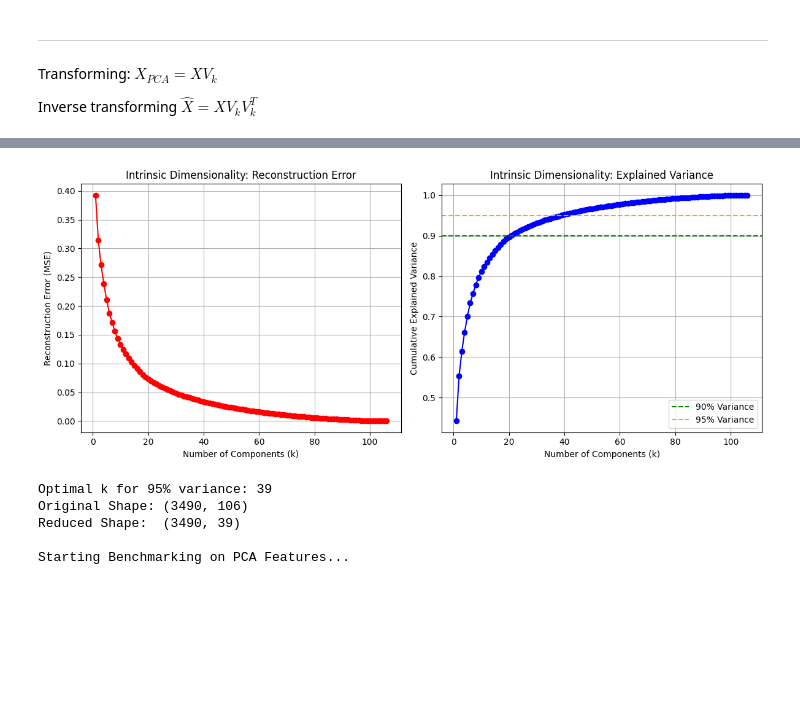
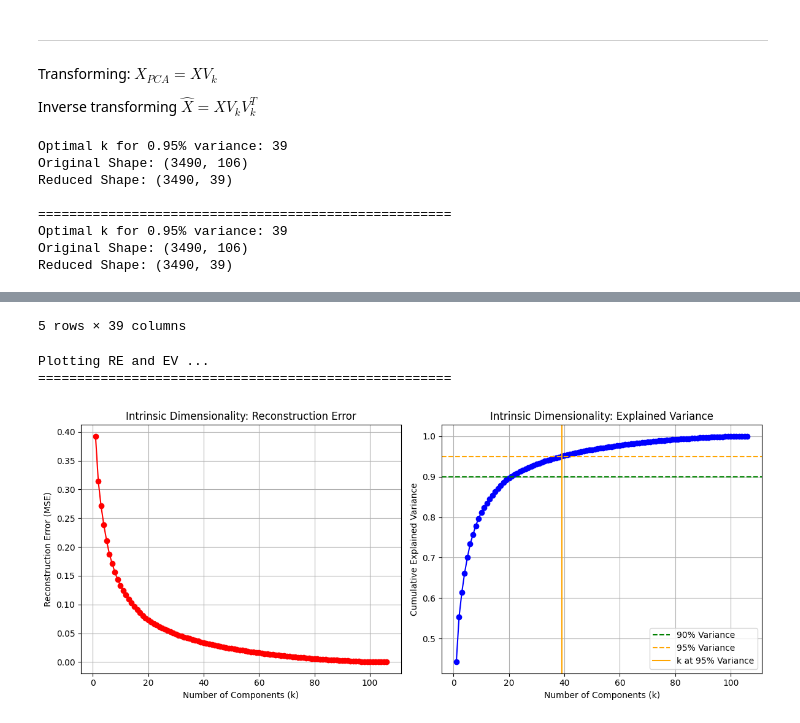
Before and after one commit to SayHiToMePlease/cmpe-462, a Jupyter notebook: task_2/pca.ipynb, the cells around one changed output, grey strips where cells are left out. Drawn from its saved outputs; the diff is of its cells as text; code cells hidden in the pictures; blank space fills up the shorter version.

```diff
--- a/task_2/pca.ipynb
+++ b/task_2/pca.ipynb
@@ -48,11 +16,6 @@ class Dataset:
 # %%
 # Load the dataset
-dataset = Dataset(
-    train_path=os.path.join(data_path, "train_processed.csv"),
-    test_path=os.path.join(data_path, "test_processed.csv")
-)
-
-(X_train, y_train), (X_test, y_test) = dataset.get_data()
+X_train = load_data("train_processed.csv")
 
 # Print out the data frame for the dataset
 feat_cols_train = ['feature '+str(i) for i in range(X_train.shape[1])]
@@ -125,9 +108,21 @@ cumulative_variance = np.cumsum(pca_train)
 # %%
-# Plotting Reconstruction Error
+# This code demonstrates some use cases of the PCA reduction class
+variance = 0.95
+X_pca_reduced = PCAReducer(X_train, variance)
+result = X_pca_reduced.train_pca()
+
+print("\n=====================================================")
+# This is how the class would be called for training
+X_train_pca = PCAReducer(X_train, 0.95).train_pca()[0]
+X_train_pca_Df = pd.DataFrame(data=X_train_pca)
+display(X_train_pca_Df.tail())
+
+print("\n\nPlotting RE and EV ...\n=====================================================")
+# Plotting Reconstruction Error (optional for visualization of Error Reconstrucion and Explained Variance)
 plt.figure(figsize=(12, 5))
 
 plt.subplot(1, 2, 1)
-plt.plot(k_range, reconstructed_errors, marker='o', color='red')
+plt.plot(range(1, X_train.shape[1] + 1), result[2], marker='o', color='red')
 plt.xlabel('Number of Components (k)')
 plt.ylabel('Reconstruction Error (MSE)')
 plt.title('Intrinsic Dimensionality: Reconstruction Error')
@@ -135,9 +130,10 @@ plt.grid(True)
 
 # Plotting Explained Variance
 plt.subplot(1, 2, 2)
-plt.plot(k_range, explained_variances, marker='o', color='blue')
+plt.plot(range(1, X_train.shape[1] + 1), result[3], marker='o', color='blue')
 plt.axhline(y=0.90, color='g', linestyle='--', label='90% Variance') # Threshold line
 plt.axhline(y=0.95, color='orange', linestyle='--', label='95% Variance') # Threshold line
+plt.axvline(x=result[1], color='orange', linestyle='-', label=f'k at {int(variance*100)}% Variance')
 plt.xlabel('Number of Components (k)')
 plt.ylabel('Cumulative Explained Variance')
 plt.title('Intrinsic Dimensionality: Explained Variance')
@@ -147,3 +143,11 @@ plt.grid(True)
 plt.tight_layout()
 plt.show()
 # %% [output]
+Optimal k for 0.95% variance: 39
+Original Shape: (3490, 106)
+Reduced Shape: (3490, 39)
+
+=====================================================
+Optimal k for 0.95% variance: 39
+Original Shape: (3490, 106)
+Reduced Shape: (3490, 39)
@@ -150,30 +160,4 @@ plt.show()
+5 rows × 39 columns
+Plotting RE and EV ...
+=====================================================
-[figure, old version]
+[figure, new version]
-# %%
-# Determine exact k for 95% variance by using argmax
-k_95 = np.argmax(cumulative_variance >= 0.95) + 1  # +1 because index starts at 0
-
-print(f"Optimal k for 95% variance: {k_95}")
-
-# Create reduced datasets through new PCA with k components
-pca_final = PCA(n_components=k_95)
-
-# Fit on Train, Transform on Train AND Test
-X_train_pca = pca_final.fit_transform(X_train)
-X_test_pca = pca_final.transform(X_test)  # Important: Do NOT fit on test data!
-
-print(f"Original Shape: {X_train.shape}")
-print(f"Reduced Shape:  {X_train_pca.shape}")
-
-# # 3. Re-Run Benchmarking (From Task 1)
-# # Reuse the 'configs' dictionary and loop you wrote in Phase 2
-# # But pass (X_train_pca, y_train) instead of the original data.
-
-# print("\nStarting Benchmarking on PCA Features...")
-# # ... [Insert your existing benchmarking loop here] ...
-# # ... [Store results in a NEW list, e.g., results_pca] ...
-# %% [output]
-Optimal k for 95% variance: 39
-Original Shape: (3490, 106)
-Reduced Shape:  (3490, 39)
-
-Starting Benchmarking on PCA Features...
```
Also changed, not shown: parts of 5 cells of this notebook, 1 other file.
